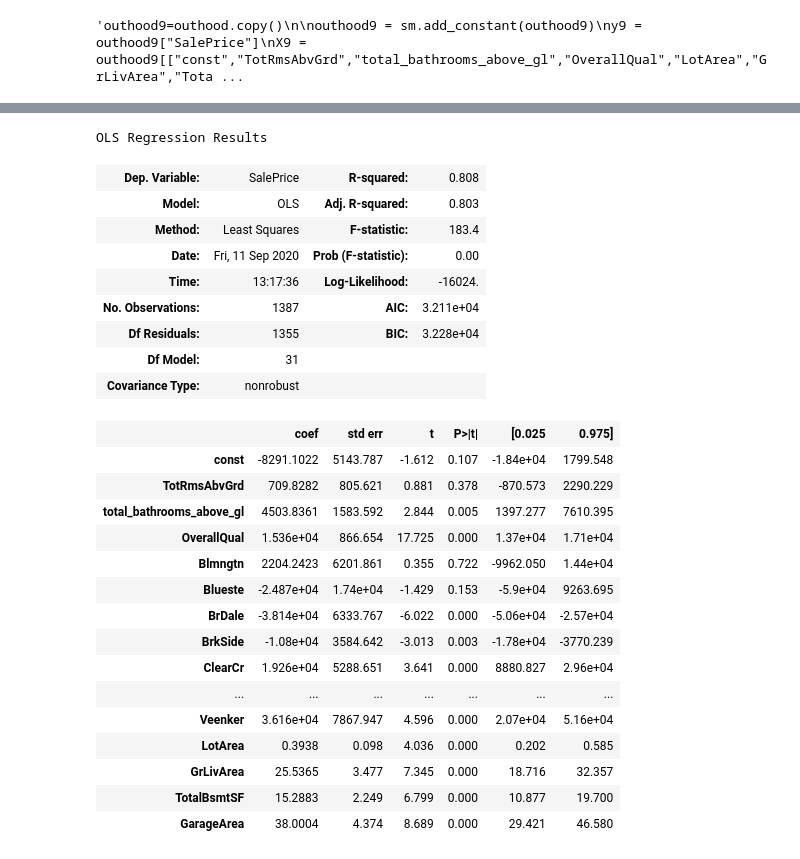
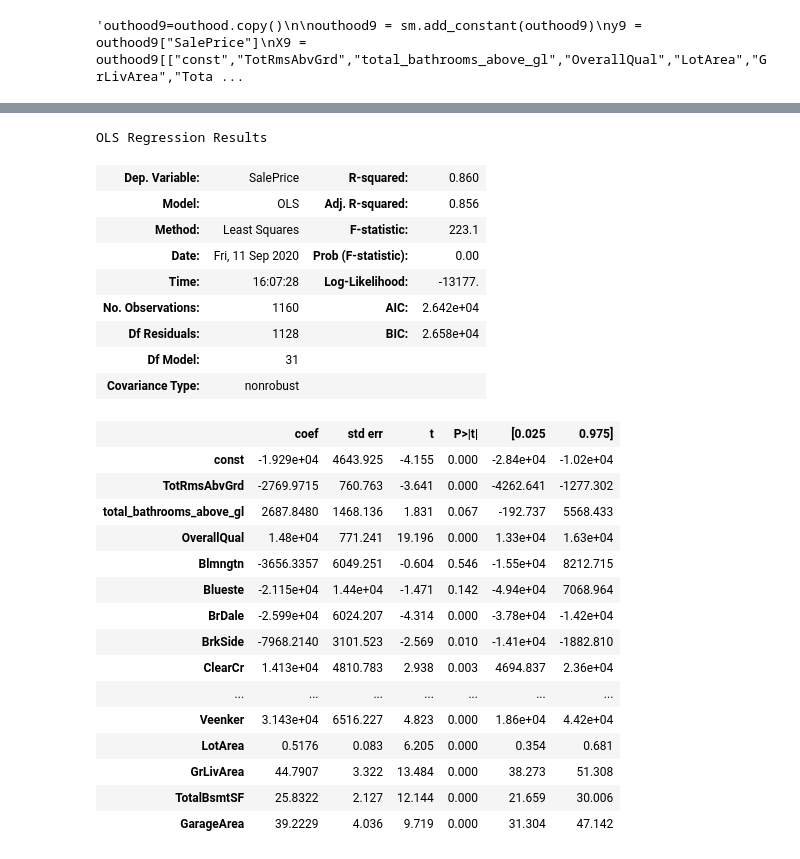
Before and after one commit to Brunadiasmiguel/Housing_Statistical_Analysis, a Jupyter notebook: stats.ipynb, the cells around one changed output, grey strips where cells are left out. Drawn from its saved outputs; the diff is of its cells as text; code cells hidden in the pictures.

```diff
--- a/stats.ipynb
+++ b/stats.ipynb
@@ -337,0 +355,8 @@ Name: SalePrice, dtype: float64
+# %%
+#only normal conditions since thoese are the ones representing better the population
+
+outhood=outhood.loc[outhood['SaleCondition']=='Normal']
+
+#check correlation again
+
+outhood.corr()['SalePrice']
@@ -338,12 +381,14 @@ Name: SalePrice, dtype: float64
 # %%
-#check for correlations between years on this cluster
+#check for correlations between years from built/revon until sold on this cluster
 
-outhood=sm.add_constant(outhood)
-y1=outhood["SalePrice"]
-X1=outhood[["const", "time_sold_from_contruction","time_sold_from_renovation"]]
+outhood1=sm.add_constant(outhood)
+y1=outhood1["SalePrice"]
+X1=outhood1[["const", "time_sold_from_contruction","time_sold_from_renovation"]]
 
 reg1=sm.OLS(y1, X1).fit()
 
 reg1.summary()
+
+#not strong adjusted R both variables together only
 # %% [output]
 OLS Regression Results
@@ -562,15 +614 @@ Warnings:
 strong multicollinearity or other numerical problems.
-# %%
-# checking the overall condition score influence
-
-outhood6=outhood.copy()
-
-outhood6 = sm.add_constant(outhood6)
-y6 = outhood6["SalePrice"]
-X6 = outhood6[["const", "OverallCond"]]
-
-reg6 = sm.OLS(y6, X6).fit()
-
-reg6.summary()
-
-#not highly significant, drop from regression since it decreases the quality of the model
@@ -751,37 +769,39 @@ Index(['const', 'Id', 'LotArea', 'Street', 'HouseStyle', 'OverallQual',
        'StoneBr', 'Timber', 'Veenker'],
       dtype='object')
 # %%
-dfhood = sm.add_constant(dfhood)
-ydh = dfhood["SalePrice"]
-Xdh = dfhood[["const","TotRmsAbvGrd","total_bathrooms_above_gl","OverallQual",'Blmngtn', 'Blueste', 'BrDale', 'BrkSide','ClearCr', 'CollgCr', 'Crawfor', 'Edwards', 'Gilbert', 'IDOTRR','MeadowV', 'Mitchel', 'NAmes', 'NPkVill', 'NWAmes', 'NoRidge','NridgHt', 'OldTown', 'SWISU', 'Sawyer', 'SawyerW', 'Somerst','StoneBr', 'Timber', 'Veenker',"LotArea","GrLivArea","TotalBsmtSF","GarageArea"]]
+dfhood1=dfhood.copy()
+
+dfhood1 = sm.add_constant(dfhood1)
+ydh = dfhood1["SalePrice"]
+Xdh = dfhood1[["const","TotRmsAbvGrd","total_bathrooms_above_gl","OverallQual",'Blmngtn', 'Blueste', 'BrDale', 'BrkSide','ClearCr', 'CollgCr', 'Crawfor', 'Edwards', 'Gilbert', 'IDOTRR','MeadowV', 'Mitchel', 'NAmes', 'NPkVill', 'NWAmes', 'NoRidge','NridgHt', 'OldTown', 'SWISU', 'Sawyer', 'SawyerW', 'Somerst','StoneBr', 'Timber', 'Veenker',"LotArea","GrLivArea","TotalBsmtSF","GarageArea"]]
 
 regd = sm.OLS(ydh, Xdh).fit()
 
 regd.summary()
 # %% [output]
 OLS Regression Results
-| Dep. Variable: | SalePrice | R-squared: | 0.808 |
-| Model: | OLS | Adj. R-squared: | 0.803 |
-| Method: | Least Squares | F-statistic: | 183.4 |
+| Dep. Variable: | SalePrice | R-squared: | 0.860 |
+| Model: | OLS | Adj. R-squared: | 0.856 |
+| Method: | Least Squares | F-statistic: | 223.1 |
 | Date: | Fri, 11 Sep 2020 | Prob (F-statistic): | 0.00 |
-| Time: | 13:17:36 | Log-Likelihood: | -16024. |
-| No. Observations: | 1387 | AIC: | 3.211e+04 |
-| Df Residuals: | 1355 | BIC: | 3.228e+04 |
+| Time: | 16:07:28 | Log-Likelihood: | -13177. |
+| No. Observations: | 1160 | AIC: | 2.642e+04 |
+| Df Residuals: | 1128 | BIC: | 2.658e+04 |
 | Df Model: | 31 |  |  |
 | Covariance Type: | nonrobust |  |  |
 |  | coef | std err | t | P>|t| | [0.025 | 0.975] |
-| const | -8291.1022 | 5143.787 | -1.612 | 0.107 | -1.84e+04 | 1799.548 |
-| TotRmsAbvGrd | 709.8282 | 805.621 | 0.881 | 0.378 | -870.573 | 2290.229 |
-| total_bathrooms_above_gl | 4503.8361 | 1583.592 | 2.844 | 0.005 | 1397.277 | 7610.395 |
-| OverallQual | 1.536e+04 | 866.654 | 17.725 | 0.000 | 1.37e+04 | 1.71e+04 |
-| Blmngtn | 2204.2423 | 6201.861 | 0.355 | 0.722 | -9962.050 | 1.44e+04 |
-| Blueste | -2.487e+04 | 1.74e+04 | -1.429 | 0.153 | -5.9e+04 | 9263.695 |
-| BrDale | -3.814e+04 | 6333.767 | -6.022 | 0.000 | -5.06e+04 | -2.57e+04 |
-| BrkSide | -1.08e+04 | 3584.642 | -3.013 | 0.003 | -1.78e+04 | -3770.239 |
-| ClearCr | 1.926e+04 | 5288.651 | 3.641 | 0.000 | 8880.827 | 2.96e+04 |
+| const | -1.929e+04 | 4643.925 | -4.155 | 0.000 | -2.84e+04 | -1.02e+04 |
+| TotRmsAbvGrd | -2769.9715 | 760.763 | -3.641 | 0.000 | -4262.641 | -1277.302 |
+| total_bathrooms_above_gl | 2687.8480 | 1468.136 | 1.831 | 0.067 | -192.737 | 5568.433 |
+| OverallQual | 1.48e+04 | 771.241 | 19.196 | 0.000 | 1.33e+04 | 1.63e+04 |
+| Blmngtn | -3656.3357 | 6049.251 | -0.604 | 0.546 | -1.55e+04 | 8212.715 |
+| Blueste | -2.115e+04 | 1.44e+04 | -1.471 | 0.142 | -4.94e+04 | 7068.964 |
+| BrDale | -2.599e+04 | 6024.207 | -4.314 | 0.000 | -3.78e+04 | -1.42e+04 |
+| BrkSide | -7968.2140 | 3101.523 | -2.569 | 0.010 | -1.41e+04 | -1882.810 |
+| ClearCr | 1.413e+04 | 4810.783 | 2.938 | 0.003 | 4694.837 | 2.36e+04 |
 | ... | ... | ... | ... | ... | ... | ... |
-| Veenker | 3.616e+04 | 7867.947 | 4.596 | 0.000 | 2.07e+04 | 5.16e+04 |
-| LotArea | 0.3938 | 0.098 | 4.036 | 0.000 | 0.202 | 0.585 |
-| GrLivArea | 25.5365 | 3.477 | 7.345 | 0.000 | 18.716 | 32.357 |
-| TotalBsmtSF | 15.2883 | 2.249 | 6.799 | 0.000 | 10.877 | 19.700 |
-| GarageArea | 38.0004 | 4.374 | 8.689 | 0.000 | 29.421 | 46.580 |
+| Veenker | 3.143e+04 | 6516.227 | 4.823 | 0.000 | 1.86e+04 | 4.42e+04 |
+| LotArea | 0.5176 | 0.083 | 6.205 | 0.000 | 0.354 | 0.681 |
+| GrLivArea | 44.7907 | 3.322 | 13.484 | 0.000 | 38.273 | 51.308 |
+| TotalBsmtSF | 25.8322 | 2.127 | 12.144 | 0.000 | 21.659 | 30.006 |
+| GarageArea | 39.2229 | 4.036 | 9.719 | 0.000 | 31.304 | 47.142 |
```
Also changed, not shown: parts of 52 cells of this notebook.
